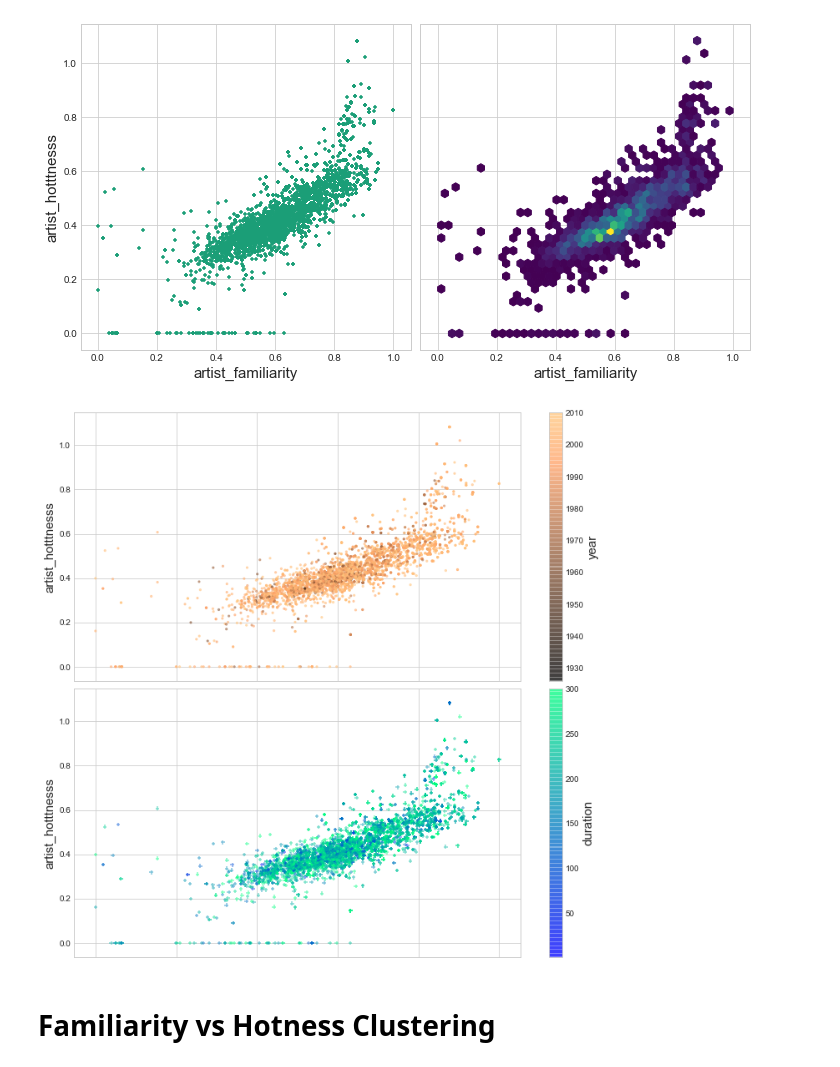
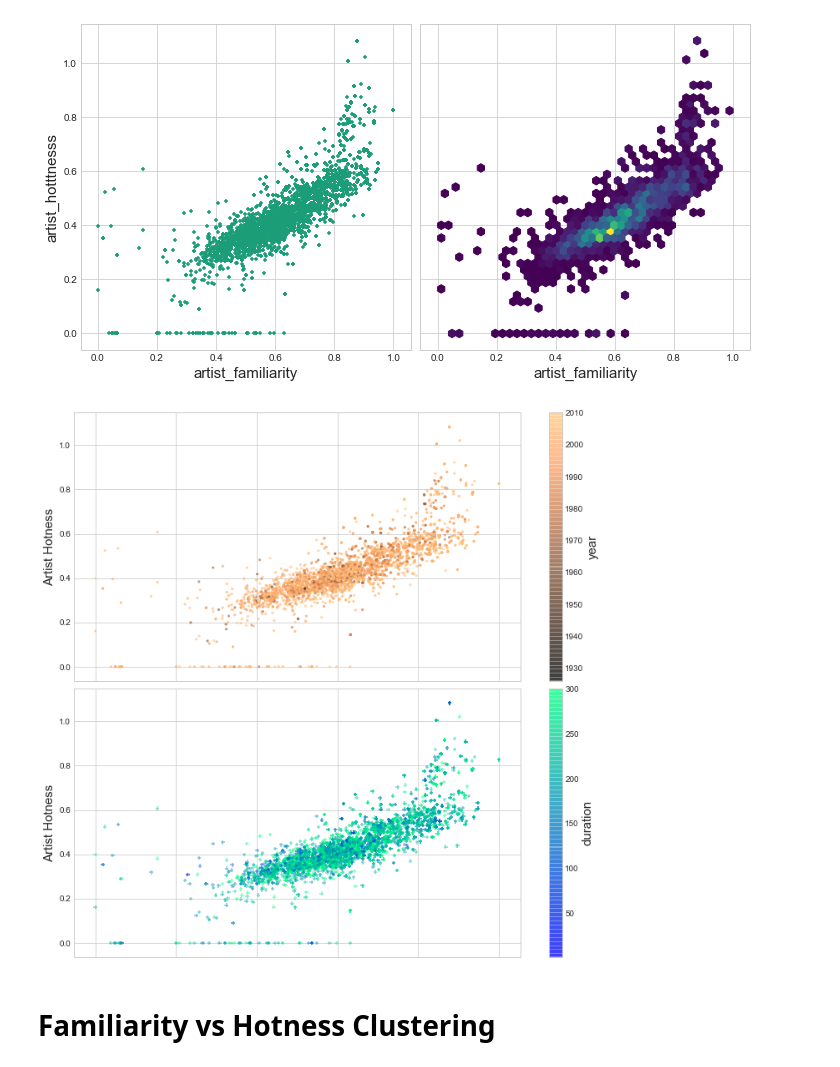
Before and after one commit to pylablanche/MillionSong, a Jupyter notebook: MillionSong_Dataset_Exploration.ipynb, the cells around one changed output. Drawn from its saved outputs; the diff is of its cells as text; code cells hidden in the pictures.

```diff
--- a/MillionSong_Dataset_Exploration.ipynb
+++ b/MillionSong_Dataset_Exploration.ipynb
@@ -194,15 +194,19 @@ plt.subplots_adjust(wspace=0.03);
 # %%
 fig, ax = plt.subplots(nrows=2, ncols=1, sharex=True, sharey=True,
                        figsize=(12,12))
 
 songs.plot.scatter(x='artist_familiarity', y='artist_hotttnesss', c='year',
                    marker='.', ax=ax[0], cmap='copper', alpha=0.5)
+ax[0].set_ylabel('Artist Hotness')
+
 songs.plot.scatter(x='artist_familiarity', y='artist_hotttnesss', c='duration',
                    marker='+', ax=ax[1], cmap='winter', vmax=300, alpha=0.5)
+ax[1].set_xlabel('Artist Familiarity')
+ax[1].set_ylabel('Artist Hotness')
 
 plt.subplots_adjust(hspace=0.03);
 # %% [output]
-[figure, old version]
+[figure, new version]
 # %% [markdown]
 # Familiarity vs Hotness Clustering
 # %%
```
Also changed, not shown: parts of 13 cells of this notebook.
